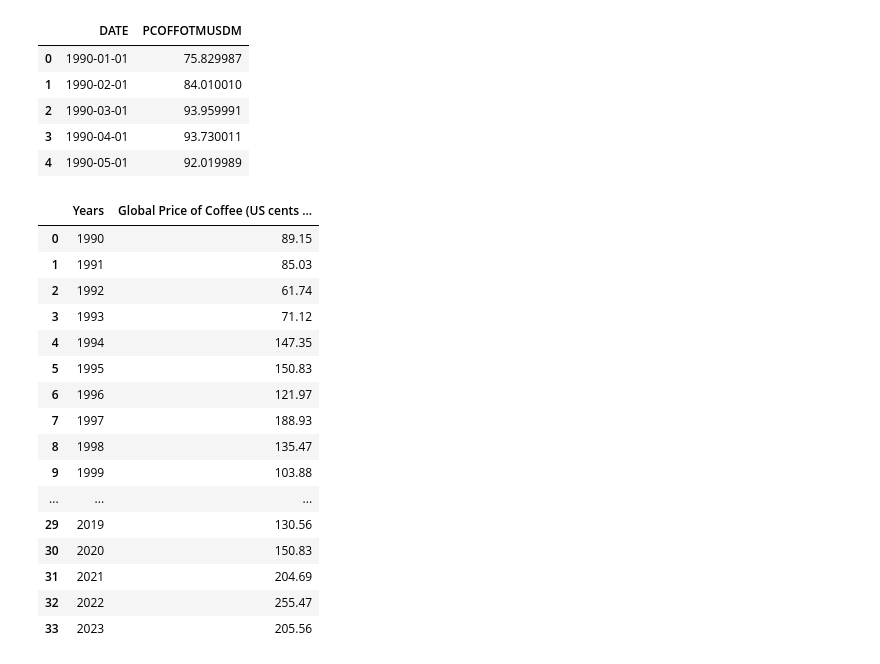
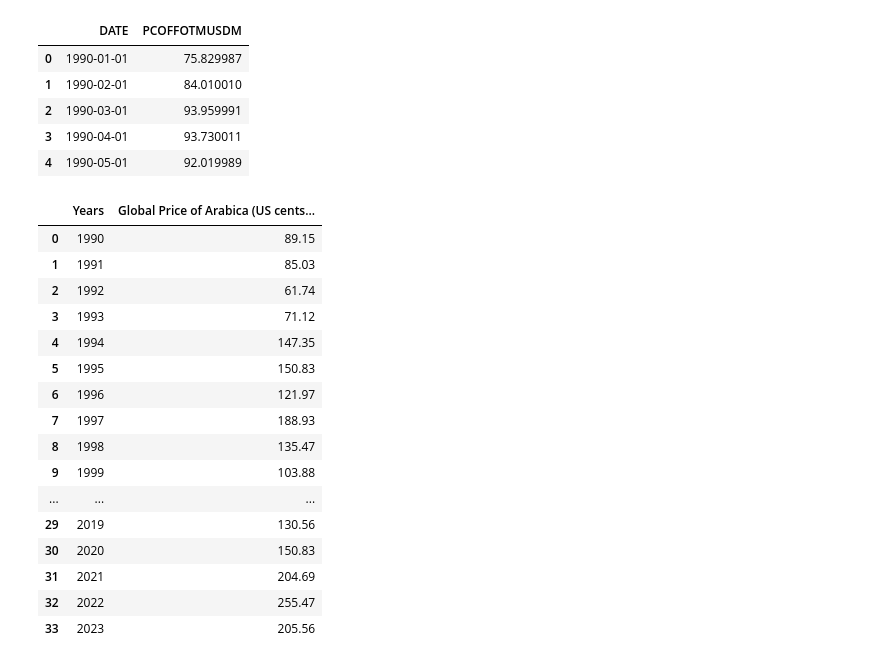
Before and after one commit to AAlbers341/project1_coffee_analysis, a Jupyter notebook: EDA/coffee_prices.ipynb, the cells around one changed output. Cells and saved outputs as stored; diff of their text form; code cells hidden in the pictures.

```diff
--- a/EDA/coffee_prices.ipynb
+++ b/EDA/coffee_prices.ipynb
@@ -23,21 +22,21 @@ coffee_price.head()
 # %%
 # Change DATE to datetime dtype
 coffee_price['DATE'] = pd.to_datetime(coffee_price['DATE'])
 # Filter to only the year
 coffee_price['Years'] = coffee_price['DATE'].dt.year
 
 # Groupby Year to average the respective months of coffee prices
 average_price_by_year = coffee_price.groupby('Years')['PCOFFOTMUSDM'].mean().round(2)
 
 # Reset index
 coffee_prices = average_price_by_year.reset_index()
 
 # Change name of PCOFFOTMUSDM
-coffee_prices = coffee_prices.rename(columns={'PCOFFOTMUSDM':'Global Price of Coffee (US cents per a lb)'})
+coffee_prices = coffee_prices.rename(columns={'PCOFFOTMUSDM':'Global Price of Arabica (US cents per lb)'})
 
 coffee_prices
 # %% [output]
-|  | Years | Global Price of Coffee (US cents ... |
+|  | Years | Global Price of Arabica (US cents... |
 | 0 | 1990 | 89.15 |
 | 1 | 1991 | 85.03 |
 | 2 | 1992 | 61.74 |
```
Also changed, not shown: parts of 4 cells of this notebook, 2 other files.
